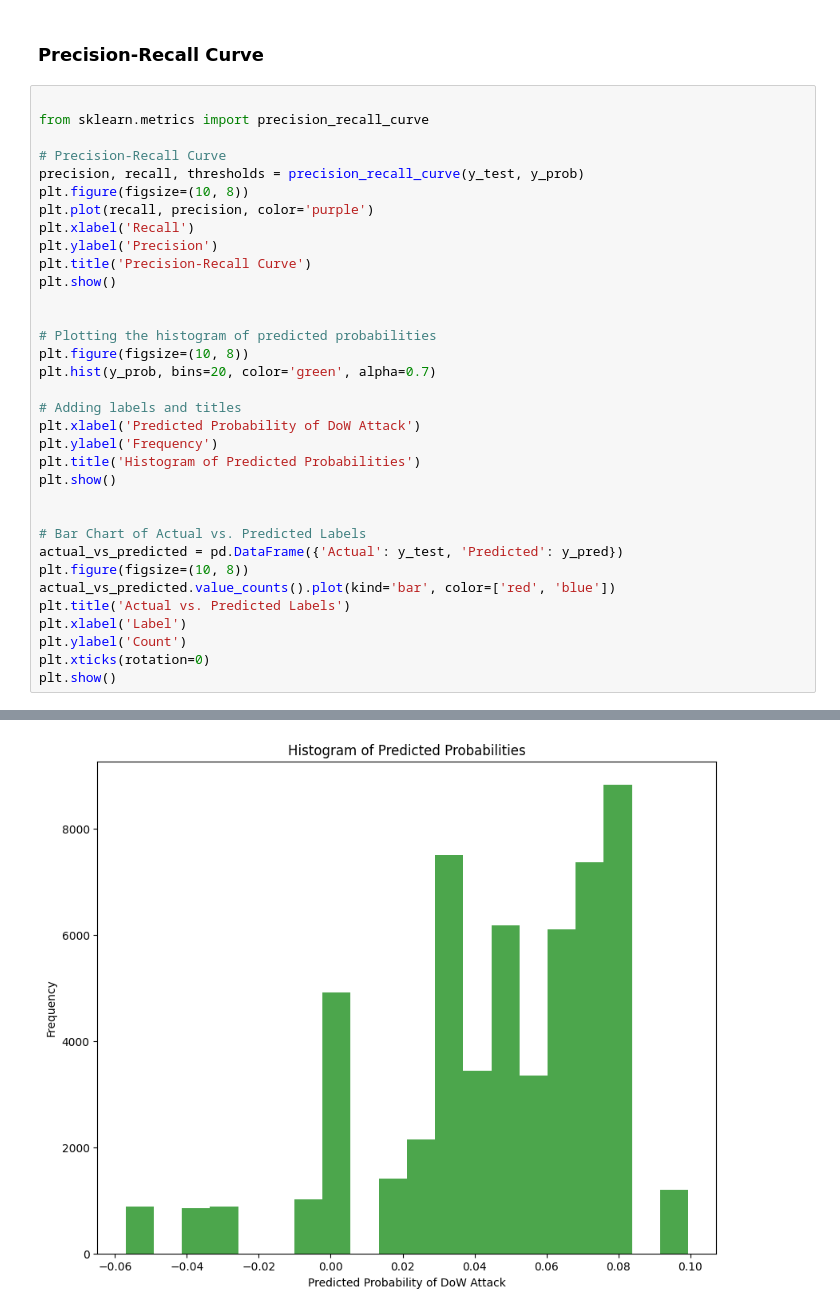
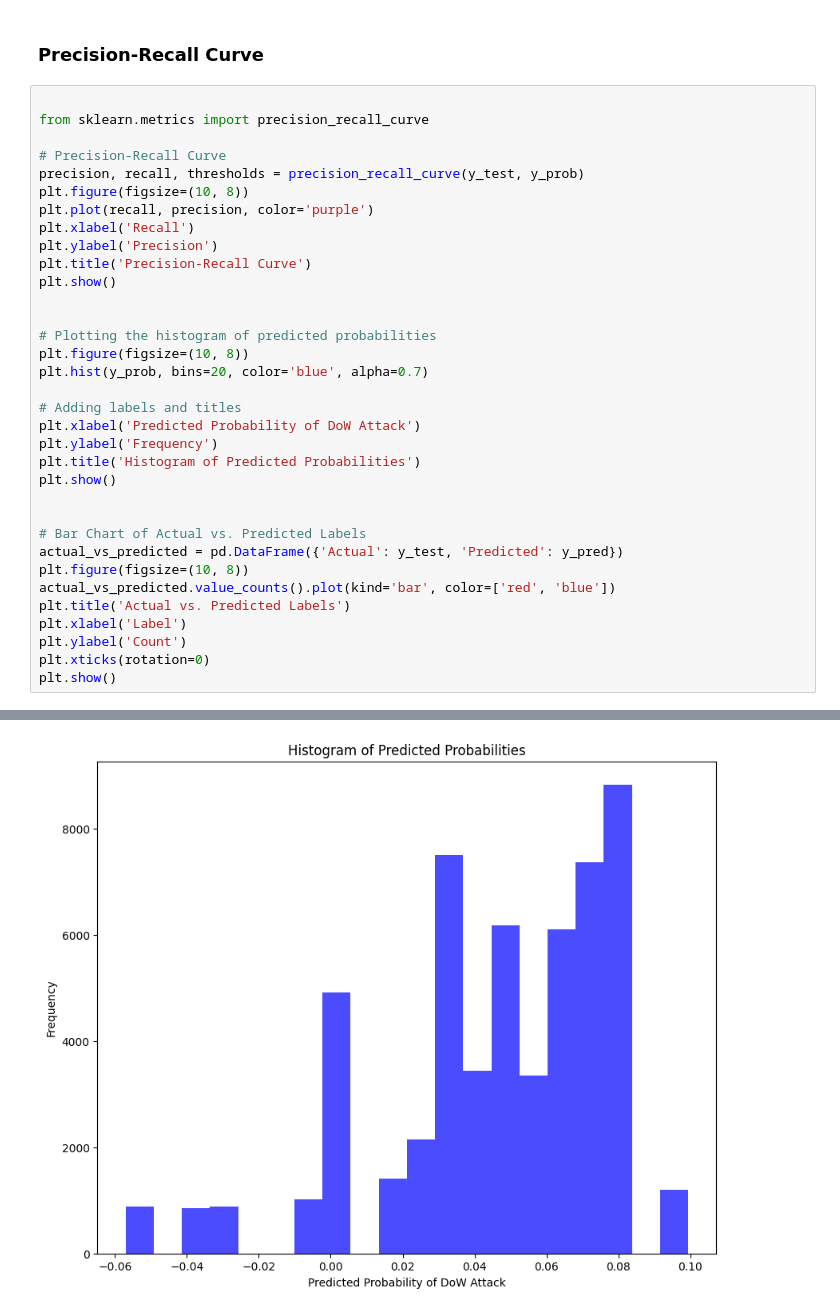
Before and after one commit to Fedor-ed/Cyber_Security_Internship_MovenTech, a Jupyter notebook: DoW_Attack_Detection_based_on_Multivariate_Distribution_Outlier_Detection33.ipynb, the cells around one changed output, grey strips where cells are left out. Drawn from its saved outputs; the diff is of its cells as text.

```diff
--- a/DoW_Attack_Detection_based_on_Multivariate_Distribution_Outlier_Detection33.ipynb
+++ b/DoW_Attack_Detection_based_on_Multivariate_Distribution_Outlier_Detection33.ipynb
@@ -189,33 +189,33 @@ from sklearn.metrics import precision_recall_curve
 precision, recall, thresholds = precision_recall_curve(y_test, y_prob)
 plt.figure(figsize=(10, 8))
 plt.plot(recall, precision, color='purple')
 plt.xlabel('Recall')
 plt.ylabel('Precision')
 plt.title('Precision-Recall Curve')
 plt.show()
 
 
 # Plotting the histogram of predicted probabilities
 plt.figure(figsize=(10, 8))
-plt.hist(y_prob, bins=20, color='green', alpha=0.7)
+plt.hist(y_prob, bins=20, color='blue', alpha=0.7)
 
 # Adding labels and titles
 plt.xlabel('Predicted Probability of DoW Attack')
 plt.ylabel('Frequency')
 plt.title('Histogram of Predicted Probabilities')
 plt.show()
 
 
 # Bar Chart of Actual vs. Predicted Labels
 actual_vs_predicted = pd.DataFrame({'Actual': y_test, 'Predicted': y_pred})
 plt.figure(figsize=(10, 8))
 actual_vs_predicted.value_counts().plot(kind='bar', color=['red', 'blue'])
 plt.title('Actual vs. Predicted Labels')
 plt.xlabel('Label')
 plt.ylabel('Count')
 plt.xticks(rotation=0)
 plt.show()
 # %% [output]
 [figure]
-[figure, old version]
+[figure, new version]
 [figure]
```
Also changed, not shown: parts of 2 cells of this notebook.
